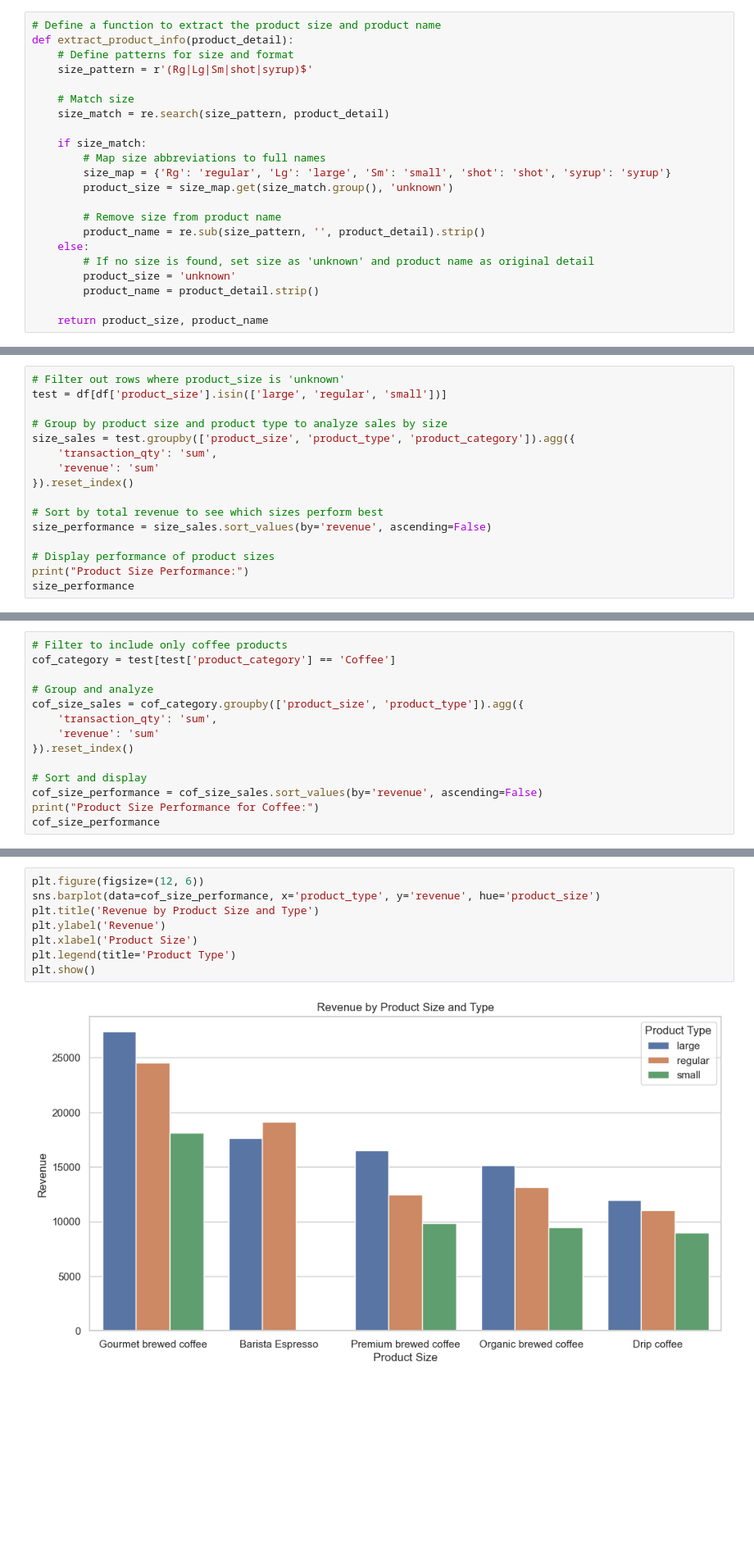
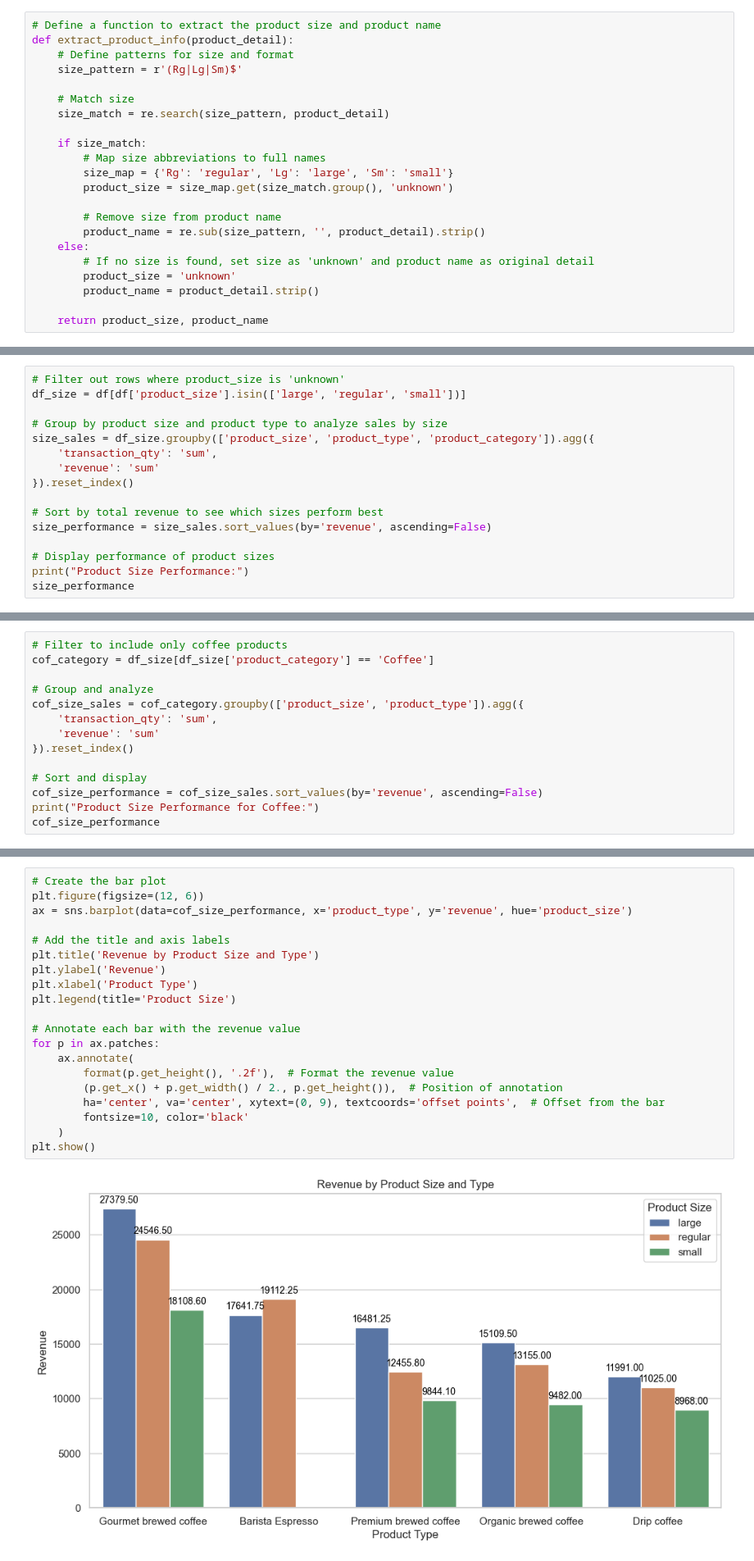
Before and after one commit to JinnOppa/Data-Analysis-Portfolio, a Jupyter notebook: coffee-shop-sales/project2.ipynb, the cells around one changed output, grey strips where cells are left out. Shown at 82% size. Cells and saved outputs as stored; diff of their text form; blank space fills up the shorter version.

```diff
--- a/coffee-shop-sales/project2.ipynb
+++ b/coffee-shop-sales/project2.ipynb
@@ -149,14 +149,14 @@ Extract the size and name from the column `product_detail`.
 # Define a function to extract the product size and product name
 def extract_product_info(product_detail):
     # Define patterns for size and format
-    size_pattern = r'(Rg|Lg|Sm|shot|syrup)$'
+    size_pattern = r'(Rg|Lg|Sm)$'
 
     # Match size
     size_match = re.search(size_pattern, product_detail)
 
     if size_match:
         # Map size abbreviations to full names
-        size_map = {'Rg': 'regular', 'Lg': 'large', 'Sm': 'small', 'shot': 'shot', 'syrup': 'syrup'}
+        size_map = {'Rg': 'regular', 'Lg': 'large', 'Sm': 'small'}
         product_size = size_map.get(size_match.group(), 'unknown')
 
         # Remove size from product name
@@ -1245,9 +1341,9 @@ Product Size Performance:
 # %%
 # Filter out rows where product_size is 'unknown'
-test = df[df['product_size'].isin(['large', 'regular', 'small'])]
+df_size = df[df['product_size'].isin(['large', 'regular', 'small'])]
 
 # Group by product size and product type to analyze sales by size
-size_sales = test.groupby(['product_size', 'product_type', 'product_category']).agg({
+size_sales = df_size.groupby(['product_size', 'product_type', 'product_category']).agg({
     'transaction_qty': 'sum',
     'revenue': 'sum'
 }).reset_index()
@@ -1280,6 +1378,6 @@ Product Size Performance:
 # %%
 # Filter to include only coffee products
-cof_category = test[test['product_category'] == 'Coffee']
+cof_category = df_size[df_size['product_category'] == 'Coffee']
 
 # Group and analyze
 cof_size_sales = cof_category.groupby(['product_size', 'product_type']).agg({
@@ -1309,12 +1407,24 @@ Product Size Performance for Coffee:
 | 12 | small | Organic brewed coffee | 4310 | 9482.00 |
 | 10 | small | Drip coffee | 4484 | 8968.00 |
 # %%
+# Create the bar plot
 plt.figure(figsize=(12, 6))
-sns.barplot(data=cof_size_performance, x='product_type', y='revenue', hue='product_size')
+ax = sns.barplot(data=cof_size_performance, x='product_type', y='revenue', hue='product_size')
+
+# Add the title and axis labels
 plt.title('Revenue by Product Size and Type')
 plt.ylabel('Revenue')
-plt.xlabel('Product Size')
-plt.legend(title='Product Type')
+plt.xlabel('Product Type')
+plt.legend(title='Product Size')
+
+# Annotate each bar with the revenue value
+for p in ax.patches:
+    ax.annotate(
+        format(p.get_height(), '.2f'),  # Format the revenue value
+        (p.get_x() + p.get_width() / 2., p.get_height()),  # Position of annotation
+        ha='center', va='center', xytext=(0, 9), textcoords='offset points',  # Offset from the bar
+        fontsize=10, color='black'
+    )
 plt.show()
 # %% [output]
-[figure, old version]
+[figure, new version]
```
Also changed, not shown: parts of 41 cells of this notebook.
